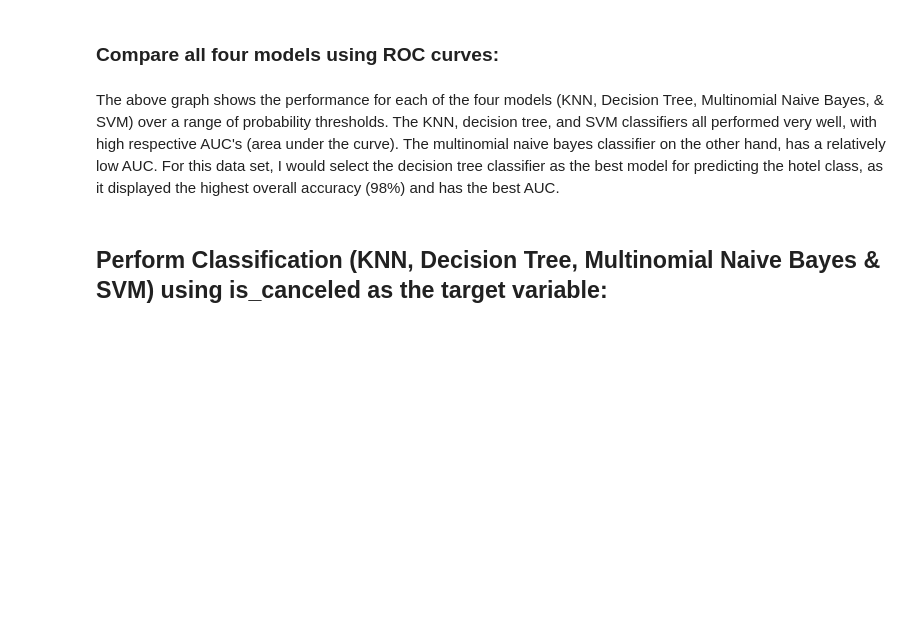
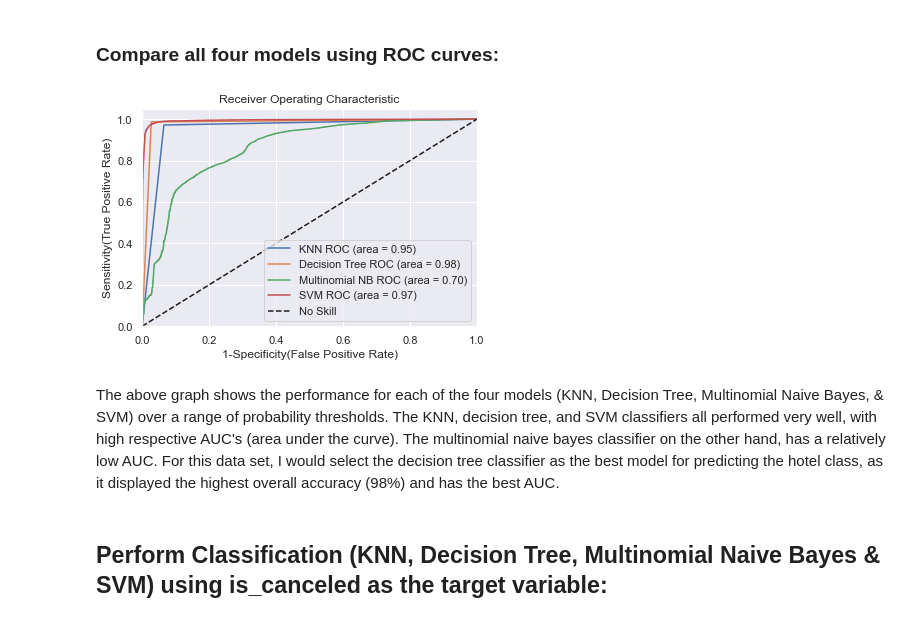
Before and after one commit to John-Rooney/DSC478_Group_Project, a Jupyter notebook: DSC 478 Final Project.ipynb, the cells around one changed output. Saved outputs shown, nothing was run; the diff lists cells and outputs as text; code cells hidden in the pictures; blank space fills up the shorter version.

```diff
--- a/DSC 478 Final Project.ipynb
+++ b/DSC 478 Final Project.ipynb
@@ -555,4 +559,4 @@ clf = neighbors.KNeighborsClassifier()                 # initialize knn classifi
 parameters = {'n_neighbors': [1,3,5,7,9]}              # parameters for grid search (values of k=1, k=3, k=5, k=7, k=9)
 gs = GridSearchCV(clf, parameters, verbose=1, cv=5)    # initialize grid search w/ specified parameters & 5-fold cross-validation
 # %%
-#gs.fit(train, target_train)   # perform grid search on training data
+gs.fit(train, target_train)   # perform grid search on training data
@@ -724,7 +820,6 @@ ax.xaxis.set_ticklabels(['resort', 'city']); ax.yaxis.set_ticklabels(['resort',
 ### Compare all four models using ROC curves:
 # %%
 # Code adapted from ensemble-classification1.ipynb:
-"""
 models = [
 {
     'label': 'KNN',
@@ -736,34 +831,35 @@ models = [
 },
 {
     'label': 'Multinomial NB',
     'model': MultinomialNB(alpha=.1, fit_prior=True),
 },
 {
     'label': 'SVM',
     'model': SVC(kernel='rbf', gamma = .7, C= 50, class_weight='balanced', probability=True),
 }
 ]
 # below for loop iterates through models list
 for m in models:
     model = m['model']              # select the model
     model.fit(train, target_train)  # train the model
     y_pred=model.predict(test)      # predict the test data
 # compute false postive rate, and true positive rate
     fpr, tpr, thresholds = metrics.roc_curve(target_test, model.predict_proba(test)[:,1])
 # calculate AUC to display on the plot
     auc = metrics.roc_auc_score(target_test, model.predict(test))
 # plot the computed values
     plt.plot(fpr, tpr, label='%s ROC (area = %0.2f)' % (m['label'], auc))
 # custom settings for the plot
 plt.plot([0, 1], [0, 1],'k--',label='No Skill')
 plt.xlim([0.0, 1.0])
 plt.ylim([0.0, 1.05])
 plt.xlabel('1-Specificity(False Positive Rate)')
 plt.ylabel('Sensitivity(True Positive Rate)')
 plt.title('Receiver Operating Characteristic')
 plt.legend(loc="lower right")  # legend location
 plt.show()   # display
-"""
+# %% [output]
+[figure, added]
 # %% [markdown]
 The above graph shows the performance for each of the four models (KNN, Decision Tree, Multinomial Naive Bayes, & SVM) over a range of probability thresholds.  The KNN, decision tree, and SVM classifiers all performed very well, with high respective AUC's (area under the curve).  The multinomial naive bayes classifier on the other hand, has a relatively low AUC.  For this data set, I would select the decision tree classifier as the best model for predicting the hotel class, as it displayed the highest overall accuracy (98%) and has the best AUC.
 # %% [markdown]
```
Also changed, not shown: parts of 38 cells of this notebook.
